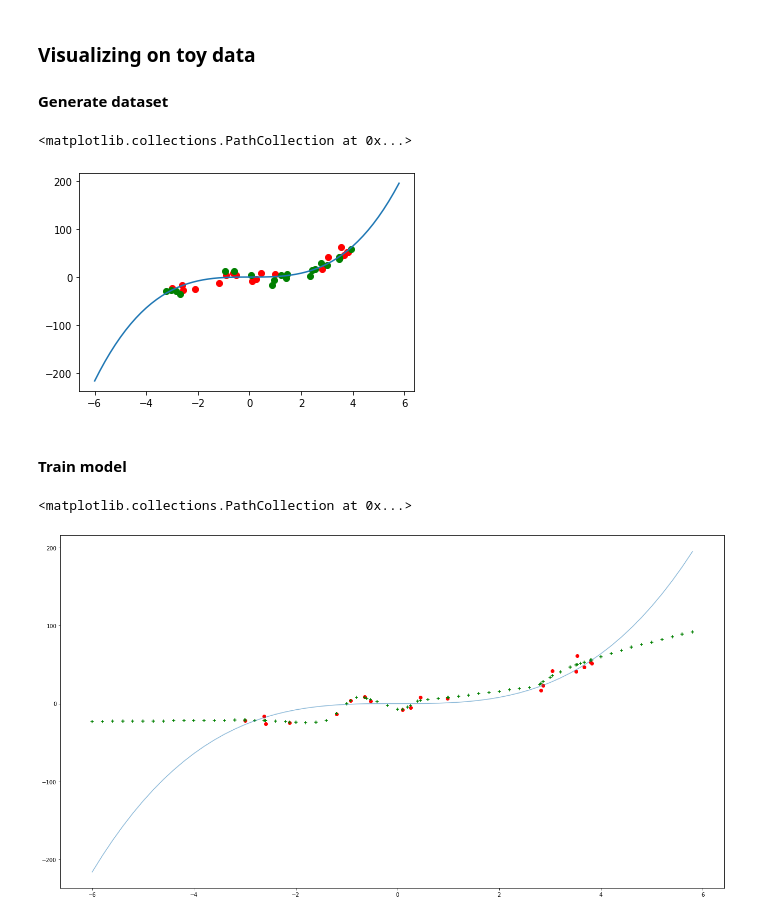
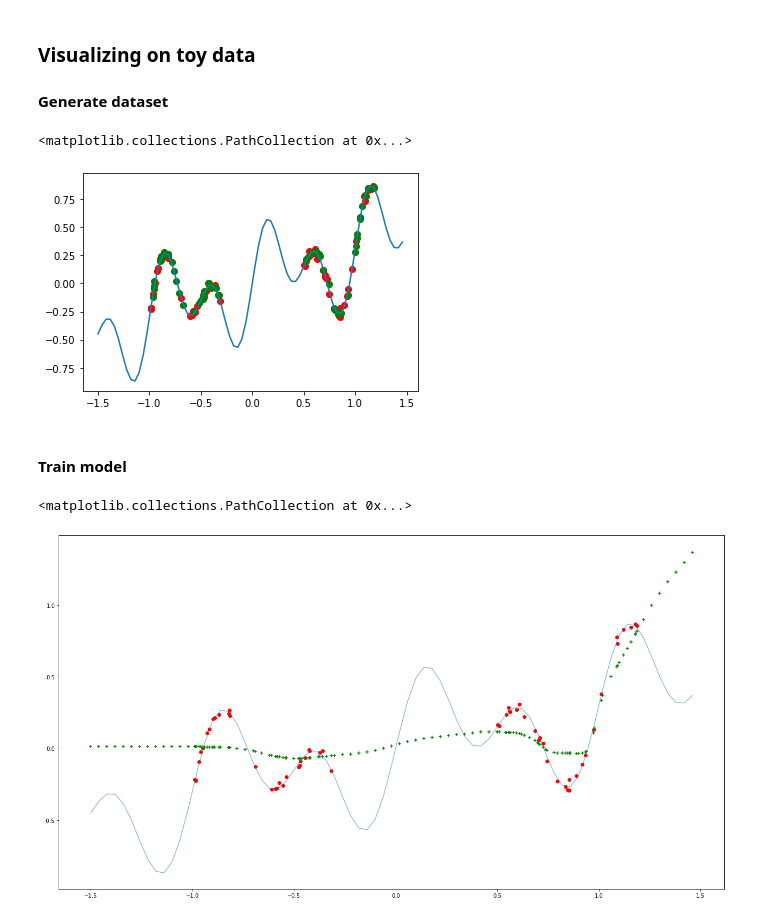
Before and after one commit to stat-ml/alpaca, a Jupyter notebook: experiments/masks_2.ipynb, the cells around one changed output. Cells and saved outputs as stored; diff of their text form; code cells hidden in the pictures.

```diff
--- a/experiments/masks_2.ipynb
+++ b/experiments/masks_2.ipynb
@@ -24,9 +24,9 @@ config = {
     'verbose': False,
     'use_cache': True,
     'layers': [1, 32, 32, 16, 1],
-    'patience': 500,
-    'dropout_train': 0,
-    'dropout_uq': 0
+    'patience': 100,
+    'dropout_train': 0.5,
+    'dropout_uq': 0.5
 }
 # %% [markdown]
 ### Visualizing on toy data
@@ -35,18 +35,18 @@ config = {
 # %%
 dataset = 'sin'
 
-data_class = ToyQubicData
+data_class = ToySinData
 
 x_train, y_train = data_class(use_cache=config['use_cache']).dataset('train')
 x_val, y_val = data_class(use_cache=config['use_cache']).dataset('val')
 x_true, y_true = data_class().dataset('ground_truth')
 
 plt.plot(x_true, y_true)
 plt.scatter(x_train, y_train, color='red')
 plt.scatter(x_val, y_val, color='green')
 # %% [output]
 <matplotlib.collections.PathCollection at 0x...>
-[figure, old version]
+[figure, new version]
 # %% [markdown]
 
 #### Train model
@@ -68,4 +68,4 @@ plt.scatter(x_train, y_train, color='red')
 plt.scatter(x_, y_, color='green', marker='+')
 # %% [output]
 <matplotlib.collections.PathCollection at 0x...>
-[figure, old version]
+[figure, new version]
```
Also changed, not shown: parts of 8 cells of this notebook, 4 other files.
